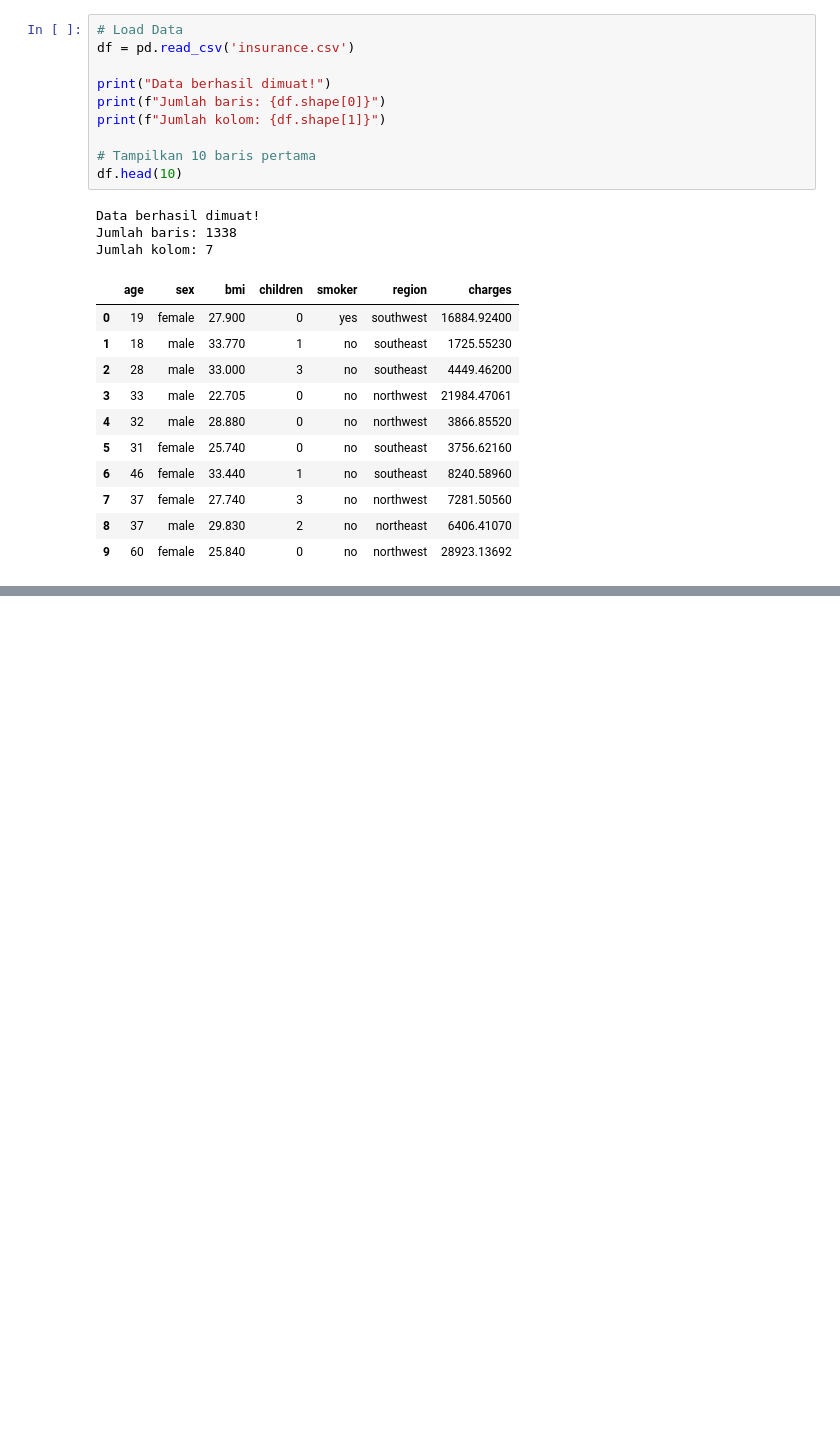
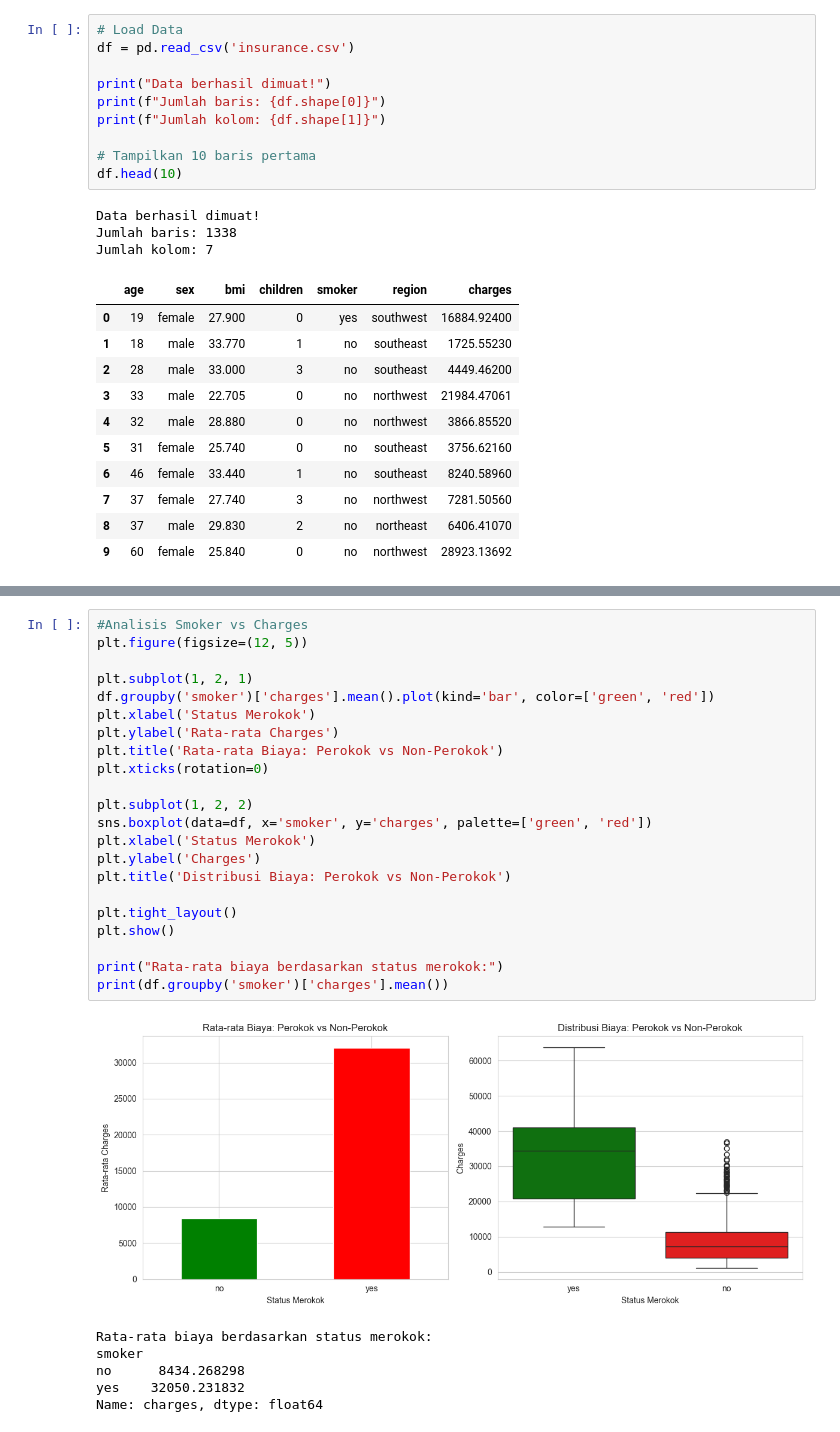
Before and after one commit to aljuan14/Medical-Cost-Personal-Analysis, a Jupyter notebook: train.ipynb, the cells around one changed output, grey strips where cells are left out. Cells and saved outputs as stored; diff of their text form; blank space fills up the shorter version.

```diff
--- a/train.ipynb
+++ b/train.ipynb
@@ -45,0 +137,29 @@ Jumlah kolom: 7
+# %%
+#Analisis Smoker vs Charges
+plt.figure(figsize=(12, 5))
+
+plt.subplot(1, 2, 1)
+df.groupby('smoker')['charges'].mean().plot(kind='bar', color=['green', 'red'])
+plt.xlabel('Status Merokok')
+plt.ylabel('Rata-rata Charges')
+plt.title('Rata-rata Biaya: Perokok vs Non-Perokok')
+plt.xticks(rotation=0)
+
+plt.subplot(1, 2, 2)
+sns.boxplot(data=df, x='smoker', y='charges', palette=['green', 'red'])
+plt.xlabel('Status Merokok')
+plt.ylabel('Charges')
+plt.title('Distribusi Biaya: Perokok vs Non-Perokok')
+
+plt.tight_layout()
+plt.show()
+
+print("Rata-rata biaya berdasarkan status merokok:")
+print(df.groupby('smoker')['charges'].mean())
+# %% [output]
+[figure, added]
+Rata-rata biaya berdasarkan status merokok:
+smoker
+no      8434.268298
+yes    32050.231832
+Name: charges, dtype: float64
```
Also changed, not shown: parts of 17 cells of this notebook.
